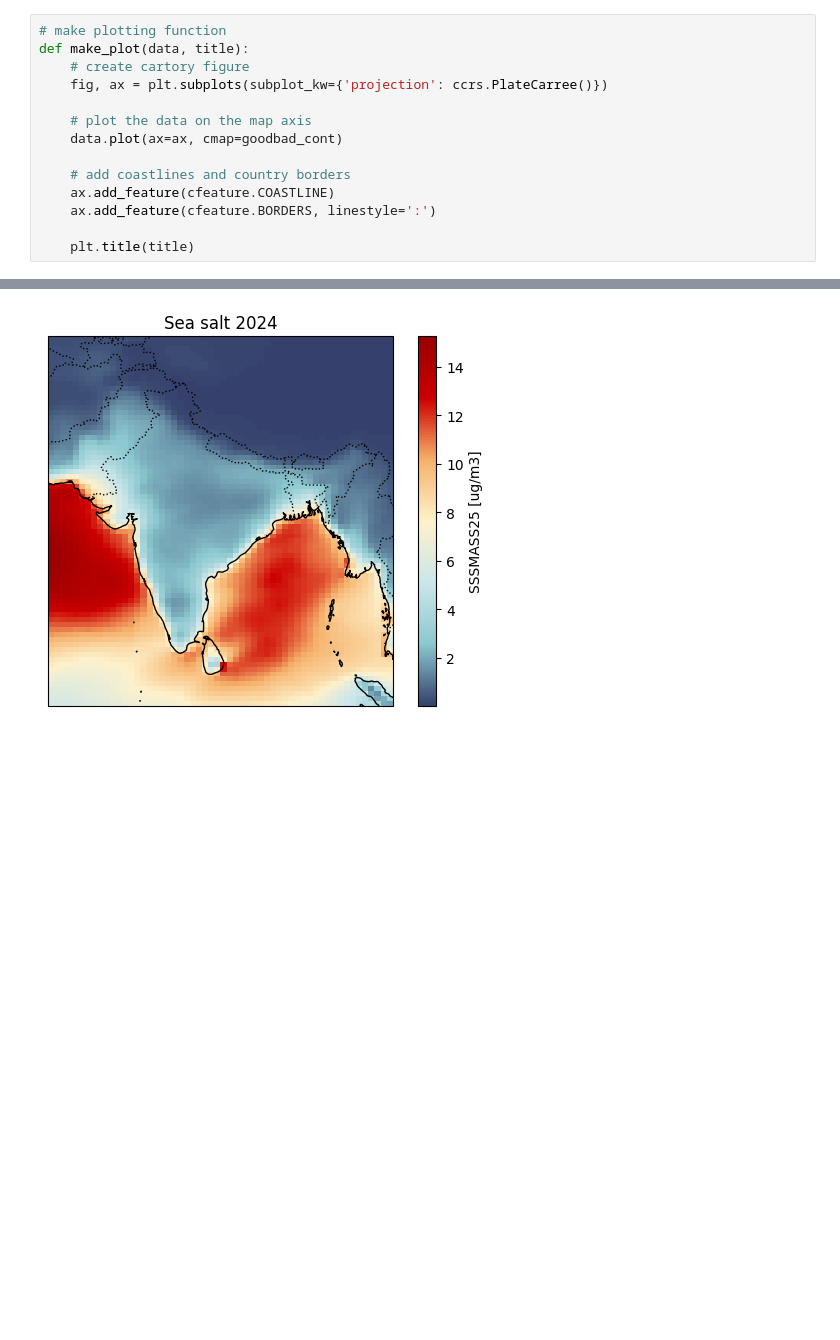
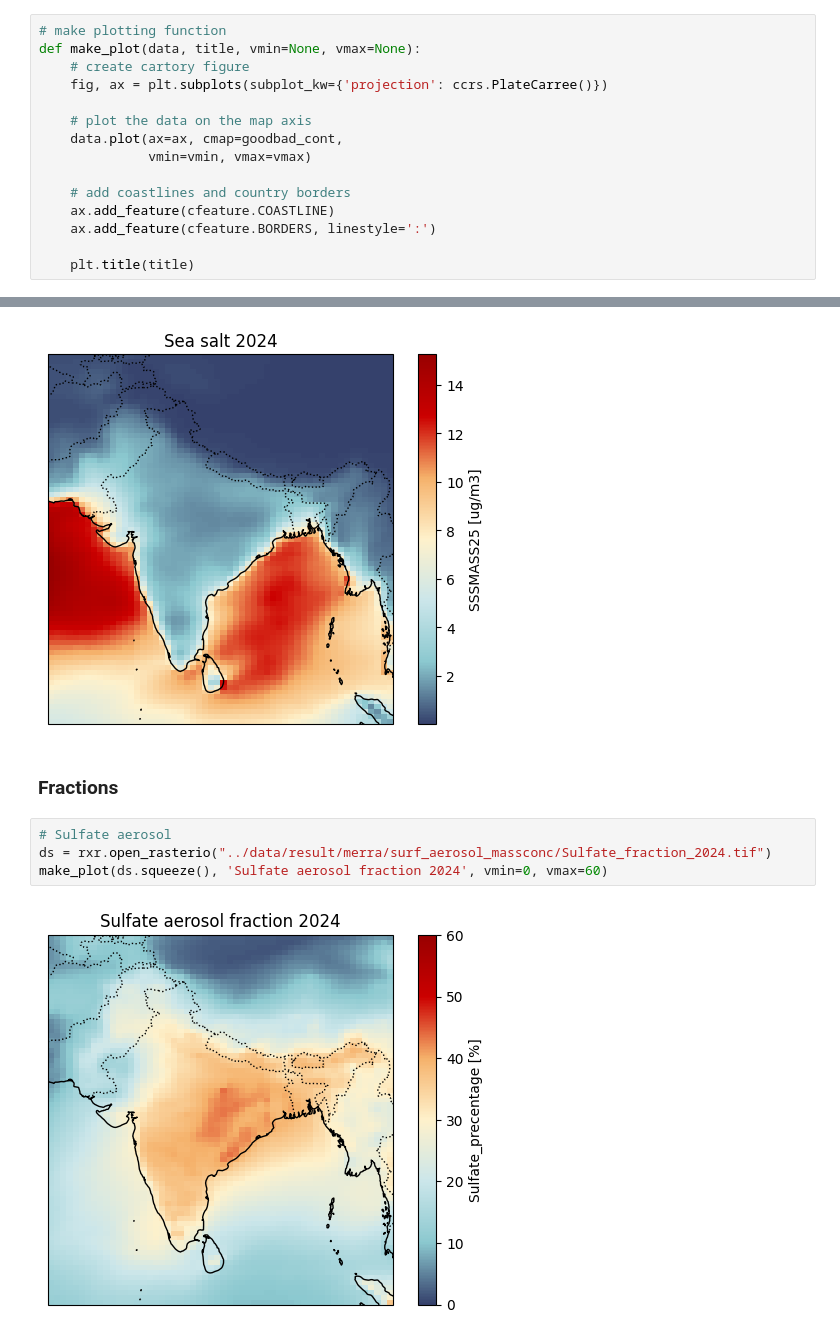
Before and after one commit to energyandcleanair/202505_india_secondary_aerosol, a Jupyter notebook: notebooks/data-description.ipynb, the cells around one changed output, grey strips where cells are left out. Saved outputs shown, nothing was run; the diff lists cells and outputs as text; blank space fills up the shorter version.

Commit message:
Adding sulfate fraction

```diff
--- a/notebooks/data-description.ipynb
+++ b/notebooks/data-description.ipynb
@@ -27,12 +29,13 @@ import cartopy.feature as cfeature
 from crea_graphics.colors import goodbad_cont
 # %%
 # make plotting function
-def make_plot(data, title):
+def make_plot(data, title, vmin=None, vmax=None):
     # create cartory figure
     fig, ax = plt.subplots(subplot_kw={'projection': ccrs.PlateCarree()})
 
     # plot the data on the map axis
-    data.plot(ax=ax, cmap=goodbad_cont)
+    data.plot(ax=ax, cmap=goodbad_cont,
+              vmin=vmin, vmax=vmax)
 
     # add coastlines and country borders
     ax.add_feature(cfeature.COASTLINE)
@@ -75,3 +78,11 @@ ds = rxr.open_rasterio("../data/result/merra/surf_aerosol_massconc/Seasalt_PM25_
 make_plot(ds.squeeze(), 'Sea salt 2024')
 # %% [output]
 [figure]
+# %% [markdown]
+### Fractions
+# %%
+# Sulfate aerosol
+ds = rxr.open_rasterio("../data/result/merra/surf_aerosol_massconc/Sulfate_fraction_2024.tif")
+make_plot(ds.squeeze(), 'Sulfate aerosol fraction 2024', vmin=0, vmax=60)
+# %% [output]
+[figure, added]
```
Also changed, not shown: parts of 1 cell of this notebook, 2 other files.
